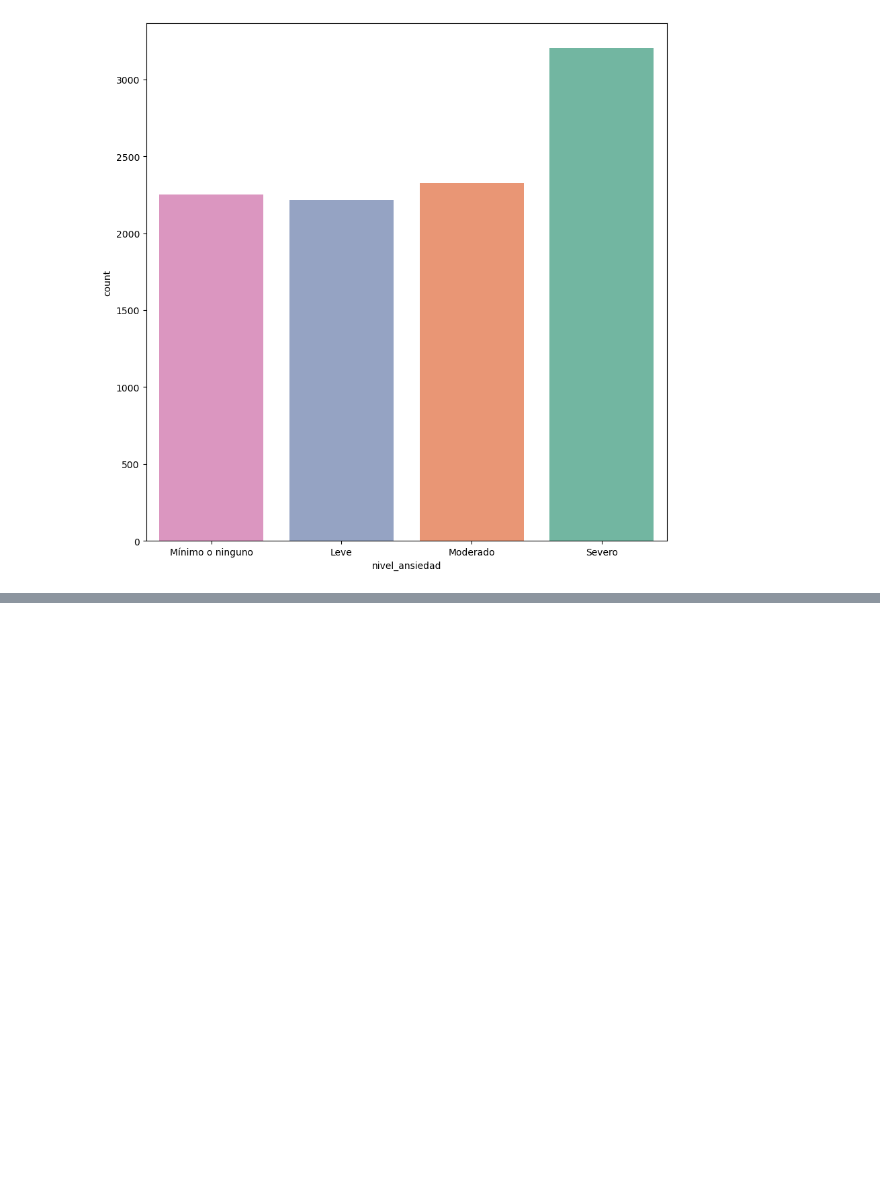
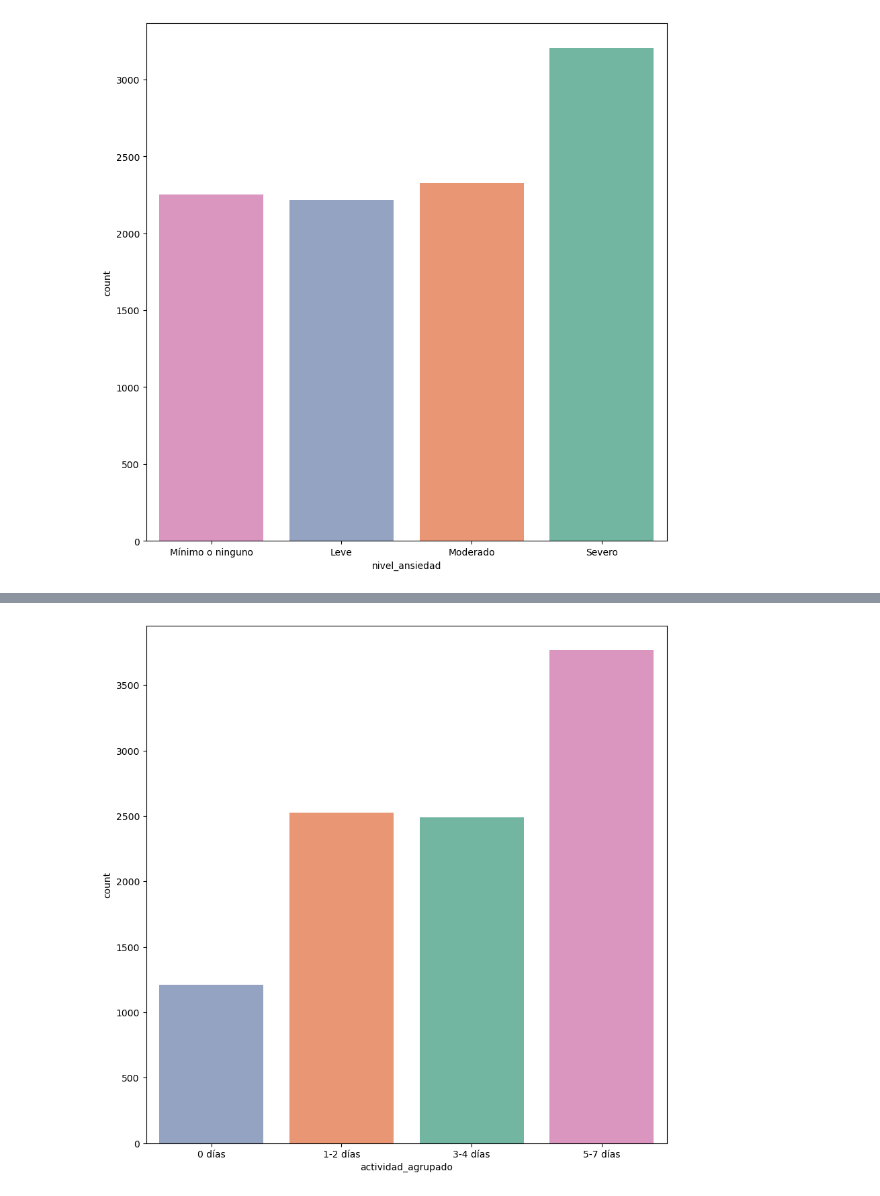
Before and after one commit to Martitaa/MentalHealth_Visualitation_LauraPArejo_MAgdalaPErez_LucianaYelicich_MartaSanz, a Jupyter notebook: EDA.ipynb, the cells around one changed output, grey strips where cells are left out. Drawn from its saved outputs; the diff is of its cells as text; code cells hidden in the pictures; blank space fills up the shorter version.

```diff
--- a/EDA.ipynb
+++ b/EDA.ipynb
@@ -356,0 +514,18 @@ memory usage: 1.3+ MB
+# %%
+categorizacion_actividad = []
+
+for i in df["physical_activity_days"]:
+    if i == 0:
+        categorizacion_actividad.append("0 días")
+    elif 1 <= i <= 2:
+        categorizacion_actividad.append("1-2 días")
+    elif 3 <= i <= 4:
+        categorizacion_actividad.append("3-4 días")
+    elif 5 <= i <= 7:
+        categorizacion_actividad.append("5-7 días")
+    else:
+        categorizacion_actividad.append("Fuera de rango")
+
+df["actividad_agrupado"] = categorizacion_actividad
+
+print(df[["physical_activity_days", "actividad_agrupado"]])
@@ -356,0 +547,20 @@ memory usage: 1.3+ MB
+# %%
+orden_categorias_actividad = [
+    "0 días",
+    "1-2 días",
+    "3-4 días",
+    "5-7 días"
+]
+
+plt.figure(figsize=(10,10))
+sns.countplot(
+    x='actividad_agrupado',
+    data=df,
+    hue='actividad_agrupado',
+    palette='Set2',
+    legend=False,
+    order=orden_categorias_actividad  # <-- aquí indicamos el orden
+)
+plt.show()
+# %% [output]
+[figure, added]
```
Also changed, not shown: parts of 9 cells of this notebook.
